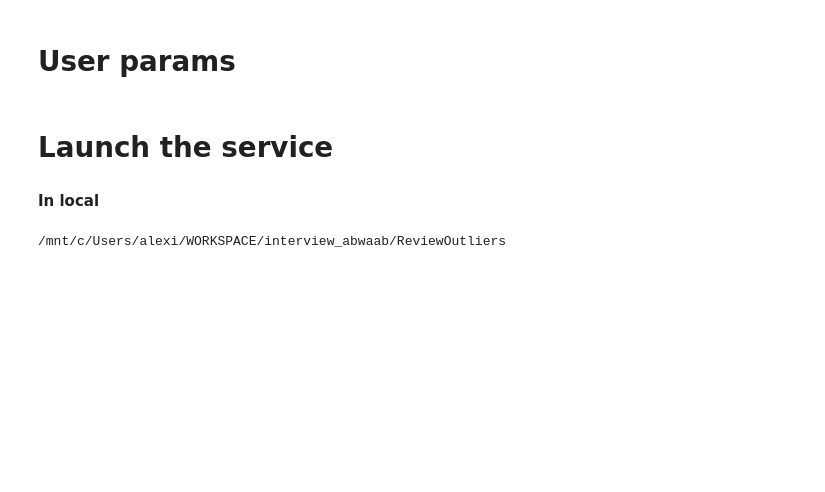
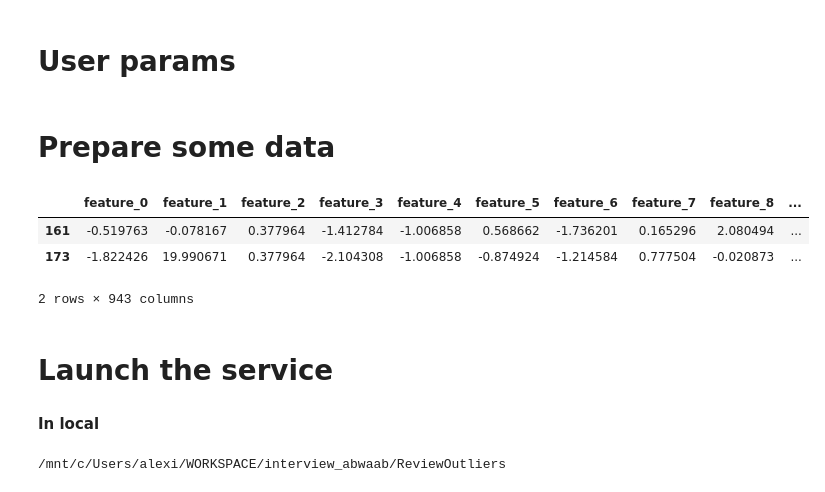
Before and after one commit to aRavanel/ReviewOutliers, a Jupyter notebook: notebooks/05_model_serving.ipynb, the cells around one changed output. Saved outputs shown, nothing was run; the diff lists cells and outputs as text; code cells hidden in the pictures; blank space fills up the shorter version.

```diff
--- a/notebooks/05_model_serving.ipynb
+++ b/notebooks/05_model_serving.ipynb
@@ -10,0 +3,4 @@ os.chdir('..')
+# %%
+n_data = 2  # numebr of samples
+# %% [markdown]
+# Prepare some data
@@ -11,3 +12,22 @@ os.chdir('..')
+# %%
+# load test data
+from src.utils.io import load_dataframe
+from src.config import BASE_PATH_DATA
+df_test = load_dataframe(os.path.join(BASE_PATH_DATA, 'processed', 'test.parquet'))
+
+# take some samples
+df_test = df_test.sample(n_data)
+display(df_test)
+
+#
+
+# format the data for a request
+payload = {"text": "string", "features": [0]}
+# %% [output]
+|  | feature_0 | feature_1 | feature_2 | feature_3 | feature_4 | feature_5 | feature_6 | feature_7 | feature_8 | ... |
+| 161 | -0.519763 | -0.078167 | 0.377964 | -1.412784 | -1.006858 | 0.568662 | -1.736201 | 0.165296 | 2.080494 | ... |
+| 173 | -1.822426 | 19.990671 | 0.377964 | -2.104308 | -1.006858 | -0.874924 | -1.214584 | 0.777504 | -0.020873 | ... |
+2 rows × 943 columns
 # %% [markdown]
 # Launch the service
 # %% [markdown]
```
Also changed, not shown: parts of 2 cells of this notebook, 13 other files.
